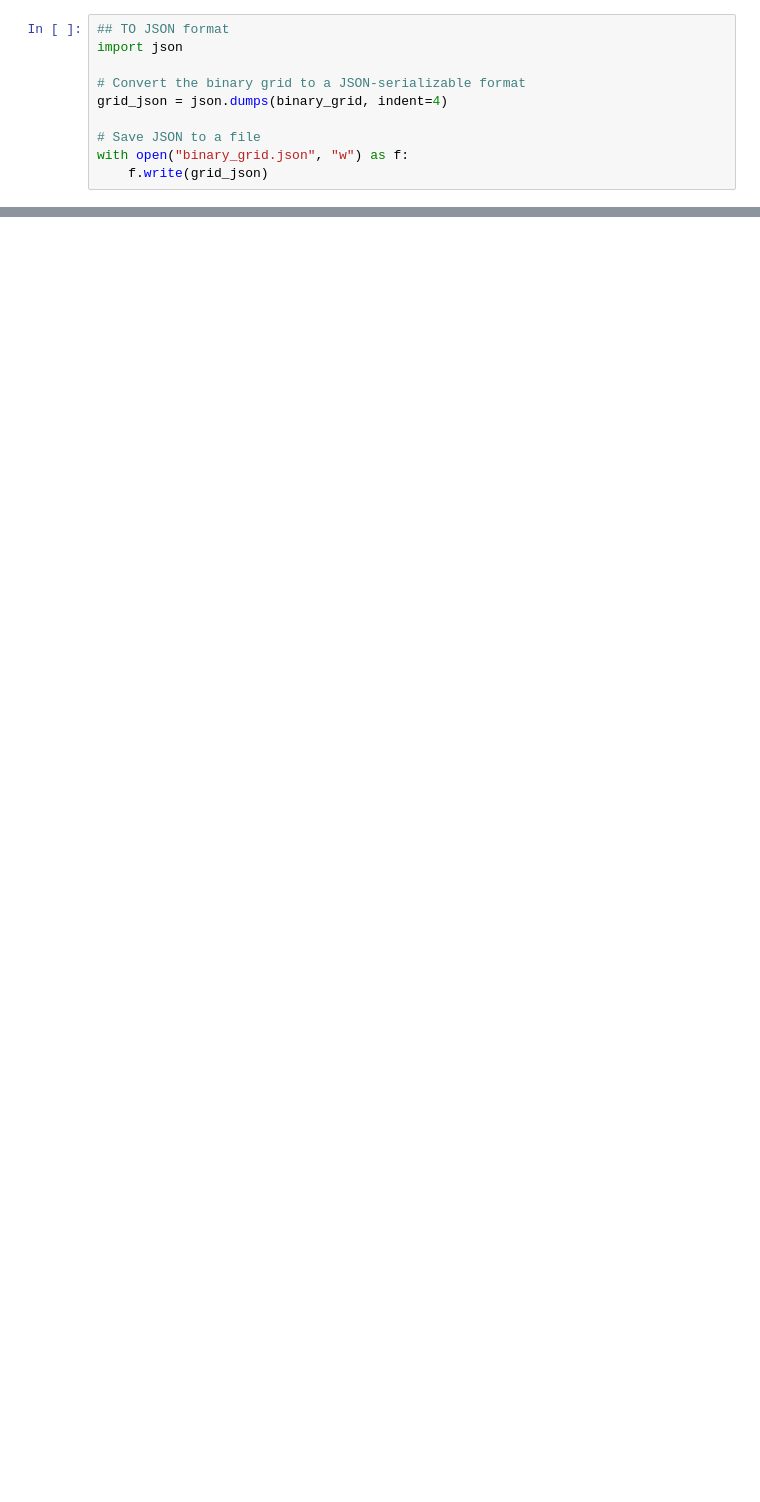
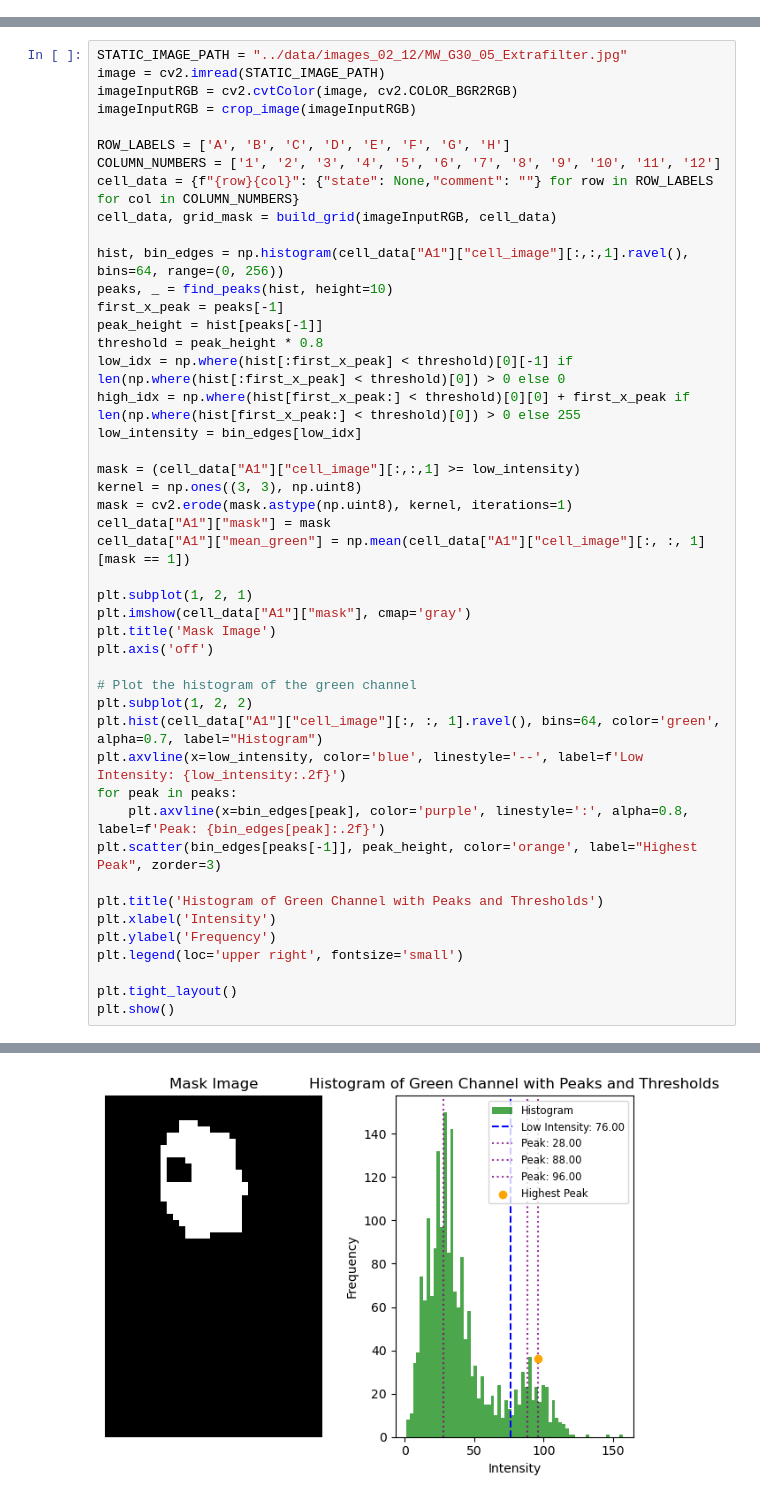
Before and after one commit to Miloumille/CTMA_internship_Photodetector, a Jupyter notebook: script/Untitled.ipynb, the cells around one changed output, grey strips where cells are left out. Cells and saved outputs as stored; diff of their text form; blank space fills up the shorter version.

```diff
--- a/script/Untitled.ipynb
+++ b/script/Untitled.ipynb
@@ -258,10 +6,0 @@ plt.imshow(a)
-# %%
-## TO JSON format
-import json
-
-# Convert the binary grid to a JSON-serializable format
-grid_json = json.dumps(binary_grid, indent=4)
-
-# Save JSON to a file
-with open("binary_grid.json", "w") as f:
-    f.write(grid_json)
@@ -338,0 +7,47 @@ plt.show()
+# %%
+STATIC_IMAGE_PATH = "../data/images_02_12/MW_G30_05_Extrafilter.jpg"
+image = cv2.imread(STATIC_IMAGE_PATH)
+imageInputRGB = cv2.cvtColor(image, cv2.COLOR_BGR2RGB)
+imageInputRGB = crop_image(imageInputRGB)
+
+ROW_LABELS = ['A', 'B', 'C', 'D', 'E', 'F', 'G', 'H']
+COLUMN_NUMBERS = ['1', '2', '3', '4', '5', '6', '7', '8', '9', '10', '11', '12']
+cell_data = {f"{row}{col}": {"state": None,"comment": ""} for row in ROW_LABELS for col in COLUMN_NUMBERS}
+cell_data, grid_mask = build_grid(imageInputRGB, cell_data)
+
+hist, bin_edges = np.histogram(cell_data["A1"]["cell_image"][:,:,1].ravel(), bins=64, range=(0, 256))
+peaks, _ = find_peaks(hist, height=10)
+first_x_peak = peaks[-1]
+peak_height = hist[peaks[-1]]
+threshold = peak_height * 0.8
+low_idx = np.where(hist[:first_x_peak] < threshold)[0][-1] if len(np.where(hist[:first_x_peak] < threshold)[0]) > 0 else 0
+high_idx = np.where(hist[first_x_peak:] < threshold)[0][0] + first_x_peak if len(np.where(hist[first_x_peak:] < threshold)[0]) > 0 else 255
+low_intensity = bin_edges[low_idx]
+
+mask = (cell_data["A1"]["cell_image"][:,:,1] >= low_intensity)
+kernel = np.ones((3, 3), np.uint8)
+mask = cv2.erode(mask.astype(np.uint8), kernel, iterations=1)
+cell_data["A1"]["mask"] = mask
+cell_data["A1"]["mean_green"] = np.mean(cell_data["A1"]["cell_image"][:, :, 1][mask == 1])
+
+plt.subplot(1, 2, 1)
+plt.imshow(cell_data["A1"]["mask"], cmap='gray')
+plt.title('Mask Image')
+plt.axis('off')
+
+# Plot the histogram of the green channel
+plt.subplot(1, 2, 2)
+plt.hist(cell_data["A1"]["cell_image"][:, :, 1].ravel(), bins=64, color='green', alpha=0.7, label="Histogram")
+plt.axvline(x=low_intensity, color='blue', linestyle='--', label=f'Low Intensity: {low_intensity:.2f}')
+for peak in peaks:
+    plt.axvline(x=bin_edges[peak], color='purple', linestyle=':', alpha=0.8, label=f'Peak: {bin_edges[peak]:.2f}')
+plt.scatter(bin_edges[peaks[-1]], peak_height, color='orange', label="Highest Peak", zorder=3)
+
+plt.title('Histogram of Green Channel with Peaks and Thresholds')
+plt.xlabel('Intensity')
+plt.ylabel('Frequency')
+plt.legend(loc='upper right', fontsize='small')
+
+plt.tight_layout()
+plt.show()
+# %% [output]
@@ -338,0 +55 @@ plt.show()
+[figure, added]
```
Also changed, not shown: parts of 12 cells of this notebook, 11 other files.
